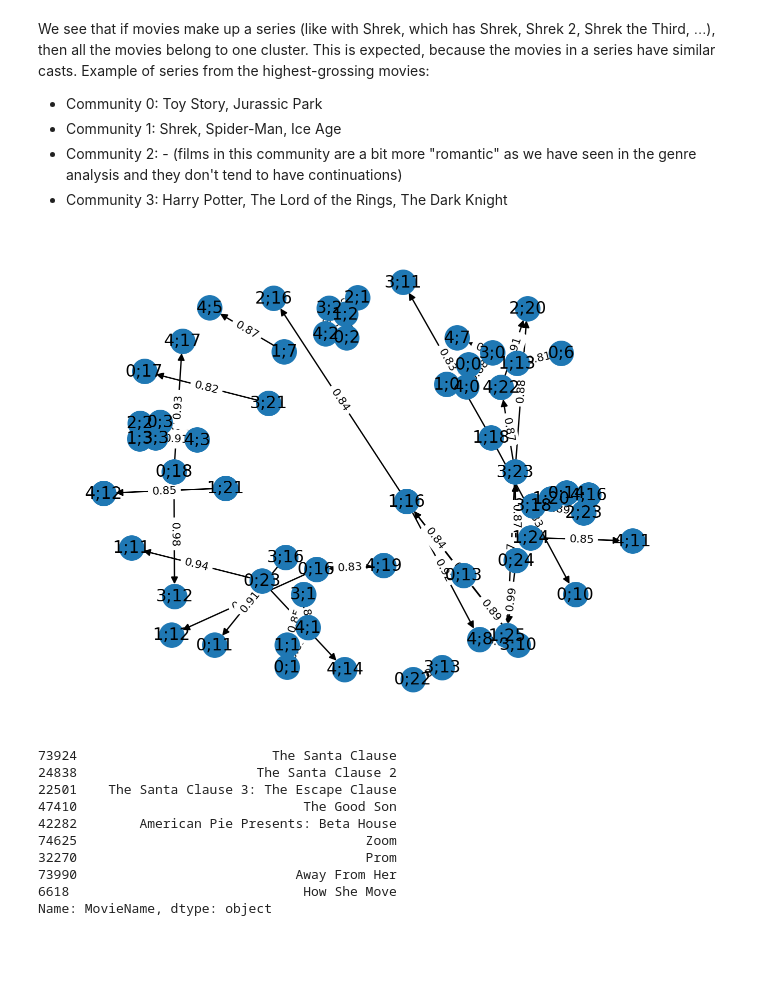
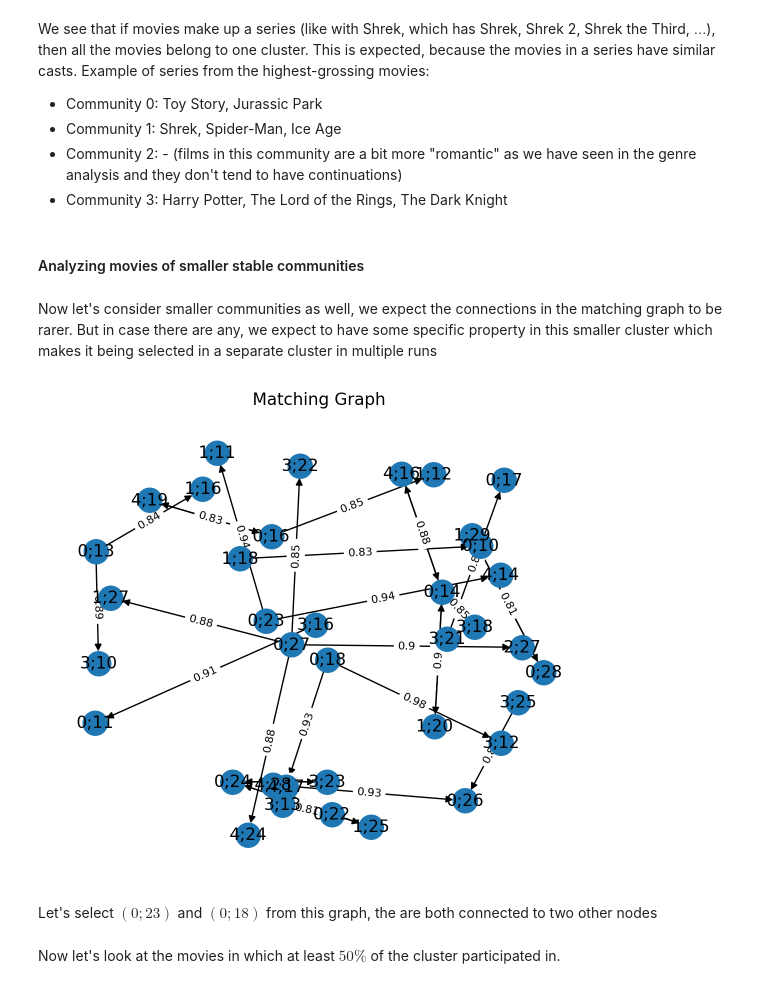
Before and after one commit to epfl-ada/ada-2024-project-d2ptm, a Jupyter notebook: q_4.ipynb, the cells around one changed output. Drawn from its saved outputs; the diff is of its cells as text; code cells hidden in the pictures; blank space fills up the shorter version.

```diff
--- a/q_4.ipynb
+++ b/q_4.ipynb
@@ -113 +100,38 @@ for i in range(5):
+# %%
+def generate_graph(first_nodes_to_consider, generate_from_and_to=None, starting_position=None):
+    G = nx.DiGraph()
+    for i in range(5):
+        for j in range(5):
+            if i != j:
+                mapping = map_communities(i, j)
+                for idx_from, stats_pair in enumerate(mapping[:first_nodes_to_consider]):
+                    from_v = f"{i};{idx_from}"
+                    to_v = f"{j};{stats_pair[0]}"
+                    add_edge = False
+                    if stats_pair[1] > 0.8: #
+                        if generate_from_and_to is not None:
+                            if i == generate_from_and_to or j == generate_from_and_to:
+                                add_edge = True
+                            else:
+                                add_edge = False
+                        else:
+                            add_edge = True
+                        if starting_position is not None:
+                            if int(idx_from) < starting_position or int(stats_pair[0]) < starting_position:
+                                add_edge = False
+                    if add_edge:
+                        G.add_edge(from_v, to_v, weight=round(stats_pair[1], 2))
+    return G
+
+def draw_G(G, k=0.5, iterations=50, seed=1):
+    ax = plt.gca()
+    ax.set_title("Matching Graph")
+    fig = plt.gcf()
+    fig.set_figwidth(7)
+    fig.set_figheight(6)
+    pos=nx.spring_layout(G, k=k, iterations=iterations, seed=seed)
+    nx.draw(G,pos, edge_cmap=plt.cm.Reds, with_labels=True)
+    labels = nx.get_edge_attributes(G, 'weight')
+    nx.draw_networkx_edge_labels(G, pos, edge_labels=labels, font_size=8)
+    plt.show()
 # %% [markdown]
@@ -214,6 +197,14 @@ for i in range(5):
+# %% [markdown]
+#### Analyzing movies of smaller stable communities
+# %% [markdown]
+Now let's consider smaller communities as well, we expect the connections in the matching graph to be rarer. But in case there are any, we expect to have some specific property in this smaller cluster which makes it being selected in a separate cluster in multiple runs
+# %%
+G_bigger_range = generate_graph(30, generate_from_and_to=0, starting_position=10)
 # %%
-draw_G(G, k=0.2, iterations=30, seed=1)
+draw_G(G_bigger_range, k=0.5, iterations=30, seed=7)
 # %% [output]
-[figure, old version]
+[figure, new version]
+# %% [markdown]
+Let's select $(0;23)$ and $(0;18)$ from this graph, the are both connected to two other nodes
 # %%
 interesting_clusters = [
@@ -223,15 +212,7 @@ interesting_clusters = [
     Cluster(characters, us_movies, communities_US_list[0][18]),
 ]
+# %% [markdown]
+Now let's look at the movies in which at least $50\%$ of the cluster participated in.
 # %%
-interesting_clusters[1].cluster_movies(select_type="half", num_actors_in_movie=us_num_actors_in_movie).sort_values(by="Revenue", ascending=False)["MovieName"].head(30)
+def get_top_movies_by_revenue(cluster):
+    return cluster.cluster_movies(select_type="half", num_actors_in_movie=us_num_actors_in_movie).sort_values(by="Revenue", ascending=False)["MovieName"].head(10)
-# %% [output]
-73924                         The Santa Clause
-24838                       The Santa Clause 2
-22501    The Santa Clause 3: The Escape Clause
-47410                             The Good Son
-42282        American Pie Presents: Beta House
-74625                                     Zoom
-32270                                     Prom
-73990                            Away From Her
-6618                              How She Move
-Name: MovieName, dtype: object
```
Also changed, not shown: parts of 20 cells of this notebook, 3 other files.
